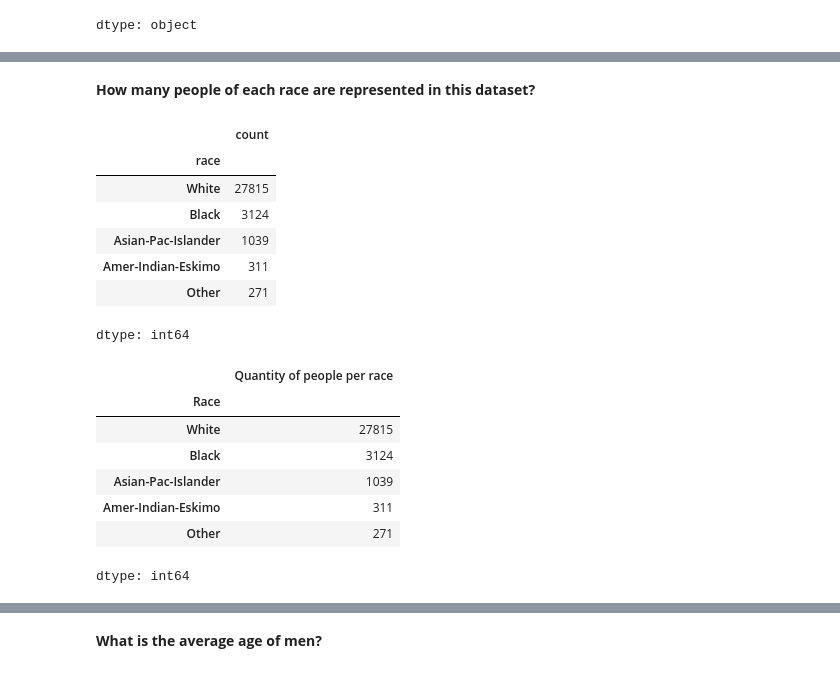
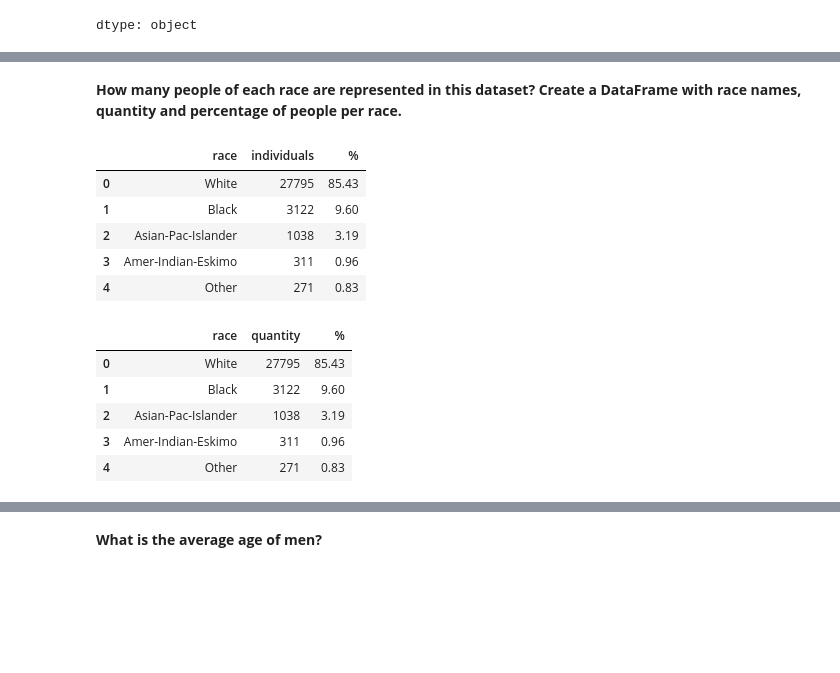
Before and after one commit to mfernandezzz/Data-Analysis-Projects, a Jupyter notebook: demographic_data_analyzer.ipynb, the cells around one changed output, grey strips where cells are left out. Saved outputs shown, nothing was run; the diff lists cells and outputs as text; code cells hidden in the pictures; blank space fills up the shorter version.

```diff
--- a/demographic_data_analyzer.ipynb
+++ b/demographic_data_analyzer.ipynb
@@ -63,28 +160,35 @@ dtype: object
 # %% [markdown]
-**How many people of each race are represented in this dataset?**
+**How many people of each race are represented in this dataset? Create a DataFrame with race names, quantity and percentage of people per race.**
-# %%
-df['race'].value_counts()
-# %% [output]
-|  | count |
-| race |  |
-| White | 27815 |
-| Black | 3124 |
-| Asian-Pac-Islander | 1039 |
-| Amer-Indian-Eskimo | 311 |
-| Other | 271 |
-dtype: int64
+# %%
+df_race_people = pd.DataFrame(df['race'].value_counts()).reset_index()
+df_race_people.rename(columns={'count': 'individuals'}, inplace=True)
+df_race_people['%'] = round((df_race_people['individuals'] / df_race_people['individuals'].sum()) * 100, 2)
+df_race_people
+# %% [output]
+|  | race | individuals | % |
+| 0 | White | 27795 | 85.43 |
+| 1 | Black | 3122 | 9.60 |
+| 2 | Asian-Pac-Islander | 1038 | 3.19 |
+| 3 | Amer-Indian-Eskimo | 311 | 0.96 |
+| 4 | Other | 271 | 0.83 |
+# %%
+race_percentage = pd.DataFrame({
+    'race': ['White', 'Black', 'Asian-Pac-Islander', 'Amer-Indian-Eskimo', 'Other'],
+    'quantity': [27795, 3122, 1038, 311, 271]
+}, columns = ['race', 'quantity'])
+
+race_percentage['%'] = round(race_percentage['quantity'] * 100 / df.shape[0], 2)
+race_percentage
+# %% [output]
+|  | race | quantity | % |
+| 0 | White | 27795 | 85.43 |
+| 1 | Black | 3122 | 9.60 |
+| 2 | Asian-Pac-Islander | 1038 | 3.19 |
+| 3 | Amer-Indian-Eskimo | 311 | 0.96 |
+| 4 | Other | 271 | 0.83 |
 # %%
-xf = pd.Series(df['race'].value_counts())
-xf.name = 'Quantity of people per race'
-xf.index.name = 'Race'
-xf
+# race_series = pd.Series(df['race'].value_counts())
+# race_series.name = 'Quantity of people by race'
+# race_series.index.name = 'Race'
+# race_series
-# %% [output]
-|  | Quantity of people per race |
-| Race |  |
-| White | 27815 |
-| Black | 3124 |
-| Asian-Pac-Islander | 1039 |
-| Amer-Indian-Eskimo | 311 |
-| Other | 271 |
-dtype: int64
 # %%
```
Also changed, not shown: parts of 78 cells of this notebook.
